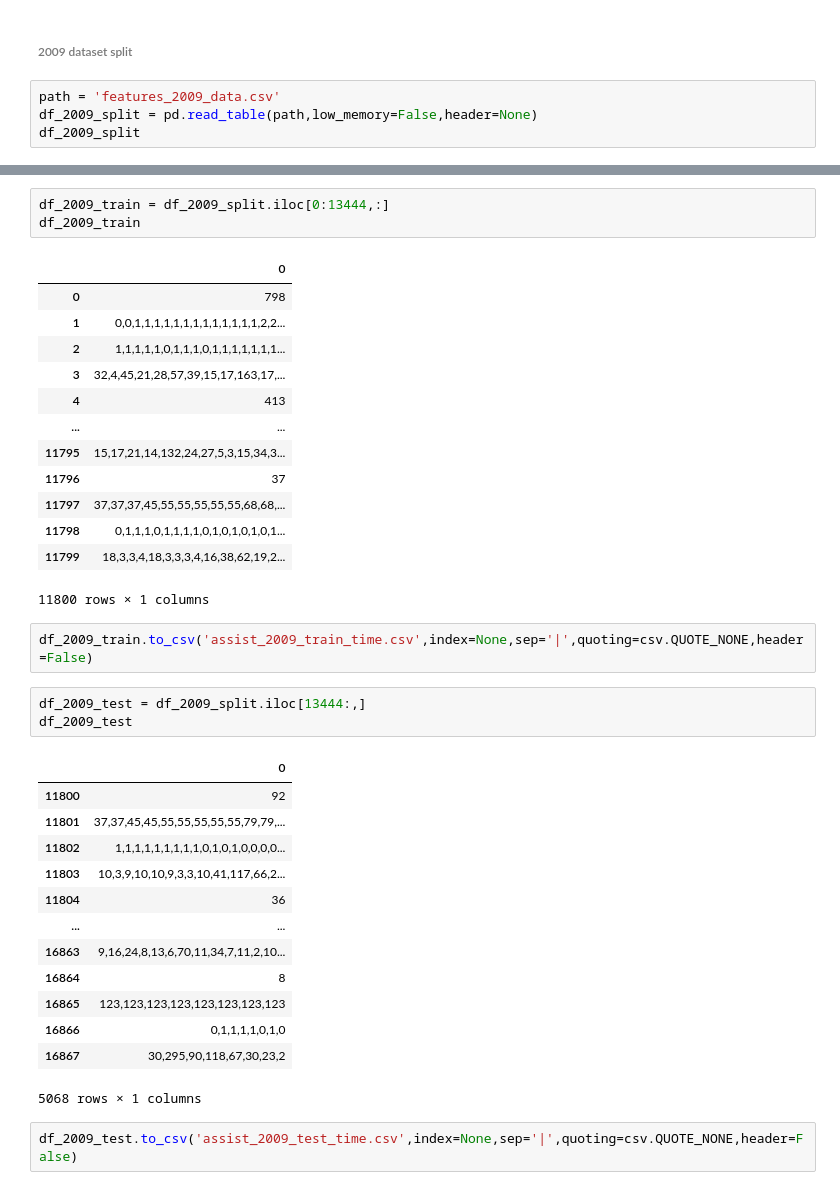
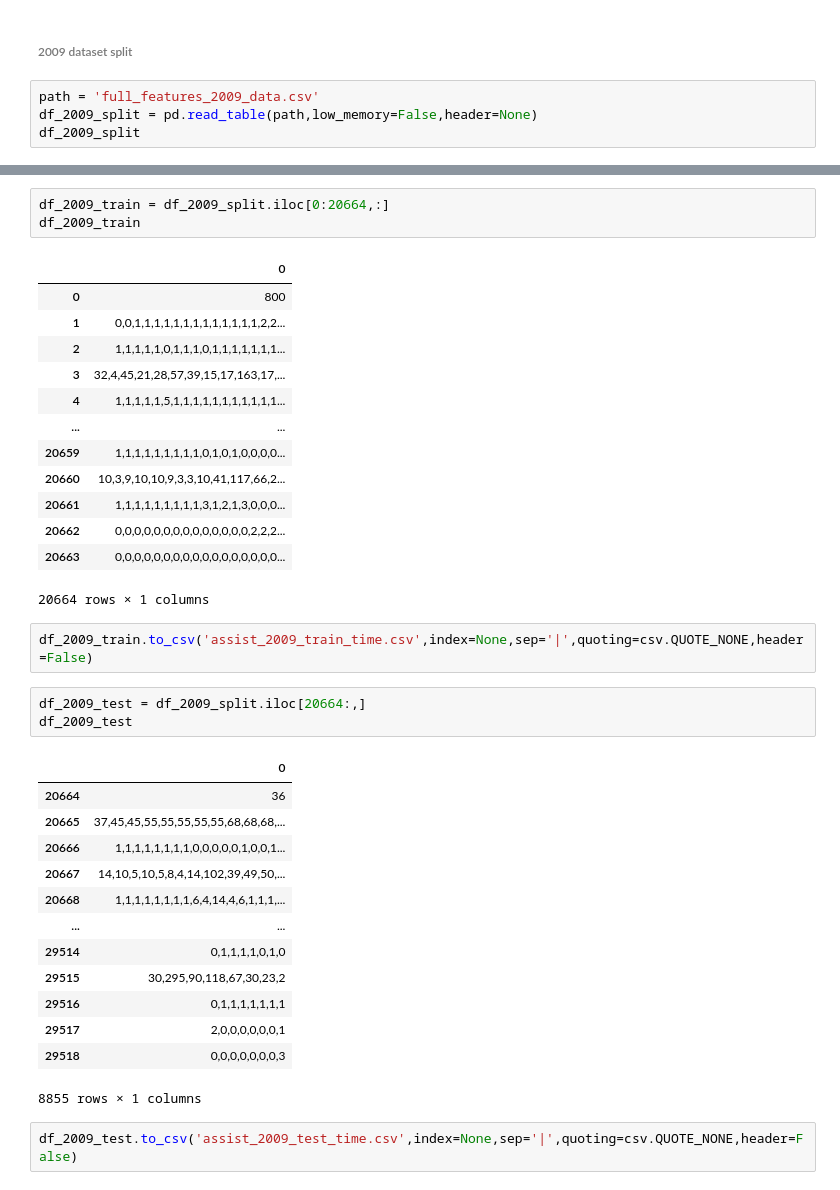
Before and after one commit to SakuraChaojun/thesis_work, a Jupyter notebook: dataloader/data_processing.ipynb, the cells around one changed output, grey strips where cells are left out. Cells and saved outputs as stored; diff of their text form.

```diff
--- a/dataloader/data_processing.ipynb
+++ b/dataloader/data_processing.ipynb
@@ -265,7 +154,7 @@ df_2009_feature
 # %% [markdown]
 ###### 2009 dataset split
 # %%
-path = 'features_2009_data.csv'
+path = 'full_features_2009_data.csv'
 df_2009_split = pd.read_table(path,low_memory=False,header=None)
 df_2009_split
 # %% [output]
@@ -285,39 +174,39 @@ df_2009_split
 # %%
-df_2009_train = df_2009_split.iloc[0:13444,:]
+df_2009_train = df_2009_split.iloc[0:20664,:]
 df_2009_train
 # %% [output]
 |  | 0 |
-| 0 | 798 |
+| 0 | 800 |
 | 1 | 0,0,1,1,1,1,1,1,1,1,1,1,1,1,1,2,2... |
 | 2 | 1,1,1,1,1,0,1,1,1,0,1,1,1,1,1,1,1... |
 | 3 | 32,4,45,21,28,57,39,15,17,163,17,... |
-| 4 | 413 |
+| 4 | 1,1,1,1,1,5,1,1,1,1,1,1,1,1,1,1,1... |
 | ... | ... |
-| 11795 | 15,17,21,14,132,24,27,5,3,15,34,3... |
-| 11796 | 37 |
-| 11797 | 37,37,37,45,55,55,55,55,55,68,68,... |
-| 11798 | 0,1,1,1,0,1,1,1,1,0,1,0,1,0,1,0,1... |
-| 11799 | 18,3,3,4,18,3,3,3,4,16,38,62,19,2... |
+| 20659 | 1,1,1,1,1,1,1,1,1,0,1,0,1,0,0,0,0... |
+| 20660 | 10,3,9,10,10,9,3,3,10,41,117,66,2... |
+| 20661 | 1,1,1,1,1,1,1,1,1,3,1,2,1,3,0,0,0... |
+| 20662 | 0,0,0,0,0,0,0,0,0,0,0,0,0,0,2,2,2... |
+| 20663 | 0,0,0,0,0,0,0,0,0,0,0,0,0,0,0,0,0... |
-11800 rows × 1 columns
+20664 rows × 1 columns
 # %%
 df_2009_train.to_csv('assist_2009_train_time.csv',index=None,sep='|',quoting=csv.QUOTE_NONE,header=False)
 # %%
-df_2009_test = df_2009_split.iloc[13444:,]
+df_2009_test = df_2009_split.iloc[20664:,]
 df_2009_test
 # %% [output]
 |  | 0 |
-| 11800 | 92 |
-| 11801 | 37,37,45,45,55,55,55,55,55,79,79,... |
-| 11802 | 1,1,1,1,1,1,1,1,1,0,1,0,1,0,0,0,0... |
-| 11803 | 10,3,9,10,10,9,3,3,10,41,117,66,2... |
-| 11804 | 36 |
+| 20664 | 36 |
+| 20665 | 37,45,45,55,55,55,55,55,68,68,68,... |
+| 20666 | 1,1,1,1,1,1,1,1,0,0,0,0,0,1,0,0,1... |
+| 20667 | 14,10,5,10,5,8,4,14,102,39,49,50,... |
+| 20668 | 1,1,1,1,1,1,1,1,6,4,14,4,6,1,1,1,... |
 | ... | ... |
-| 16863 | 9,16,24,8,13,6,70,11,34,7,11,2,10... |
-| 16864 | 8 |
-| 16865 | 123,123,123,123,123,123,123,123 |
-| 16866 | 0,1,1,1,1,0,1,0 |
-| 16867 | 30,295,90,118,67,30,23,2 |
+| 29514 | 0,1,1,1,1,0,1,0 |
+| 29515 | 30,295,90,118,67,30,23,2 |
+| 29516 | 0,1,1,1,1,1,1,1 |
+| 29517 | 2,0,0,0,0,0,0,1 |
+| 29518 | 0,0,0,0,0,0,0,3 |
-5068 rows × 1 columns
+8855 rows × 1 columns
 # %%
 df_2009_test.to_csv('assist_2009_test_time.csv',index=None,sep='|',quoting=csv.QUOTE_NONE,header=False)
 # %% [markdown]
```
Also changed, not shown: parts of 28 cells of this notebook, 17 other files.
